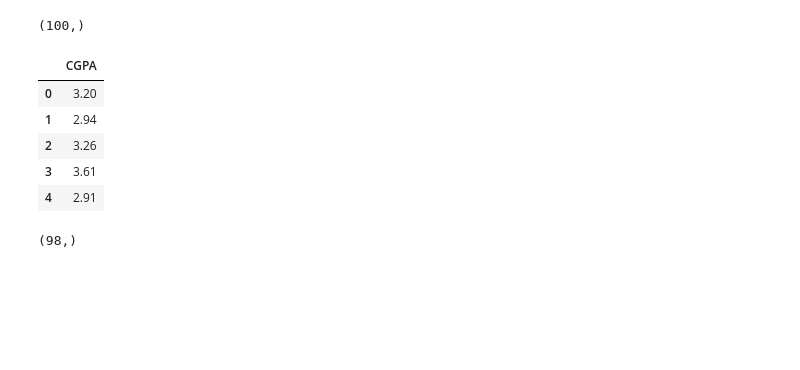
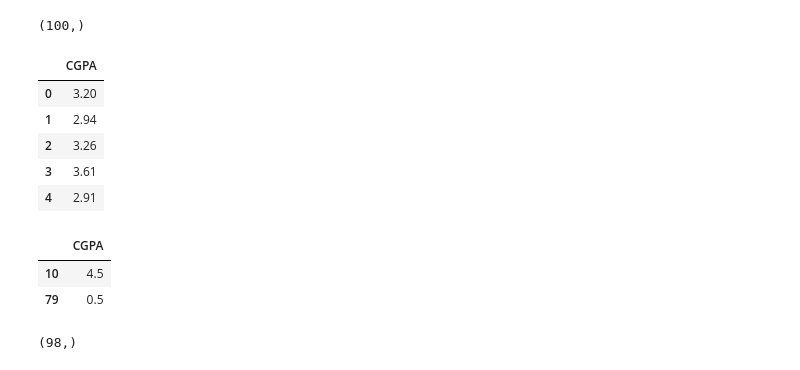
Before and after one commit to AngelMainali/Data_analysis, a Jupyter notebook: Probability_and_statistics/RemovingOutlierUsingZ_score.ipynb, the cells around one changed output. Drawn from its saved outputs; the diff is of its cells as text; code cells hidden in the pictures; blank space fills up the shorter version.

```diff
--- a/Probability_and_statistics/RemovingOutlierUsingZ_score.ipynb
+++ b/Probability_and_statistics/RemovingOutlierUsingZ_score.ipynb
@@ -62,6 +62,7 @@ upper_bound = 3
 lower_bound = -3
 
 df_with_no_outliers = normal_df[(z_score > lower_bound).all(axis=1) & (z_score < upper_bound).all(axis=1)]
+df_with_outliers = normal_df[(z_score <= lower_bound).any(axis=1) | (z_score >= upper_bound).any(axis=1)]
 # %%
 df_with_no_outliers.head()
 # %% [output]
@@ -71,6 +72,12 @@ df_with_no_outliers.head()
 | 2 | 3.26 |
 | 3 | 3.61 |
 | 4 | 2.91 |
+# %%
+df_with_outliers.head()  # detected outliers
+# %% [output]
+|  | CGPA |
+| 10 | 4.5 |
+| 79 | 0.5 |
 # %%
 df_with_no_outliers['CGPA'].shape      #previous shape of CGPA was (100,) : removed 2 outliers, resulted in shape of (98,)
 # %% [output]
```
Also changed, not shown: parts of 2 cells of this notebook.
